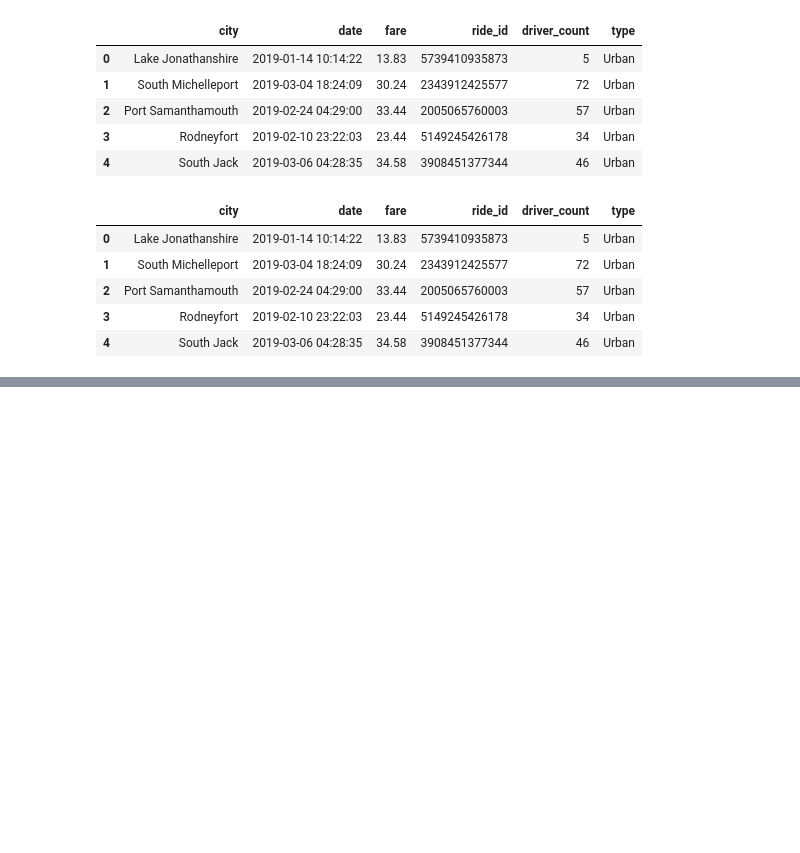
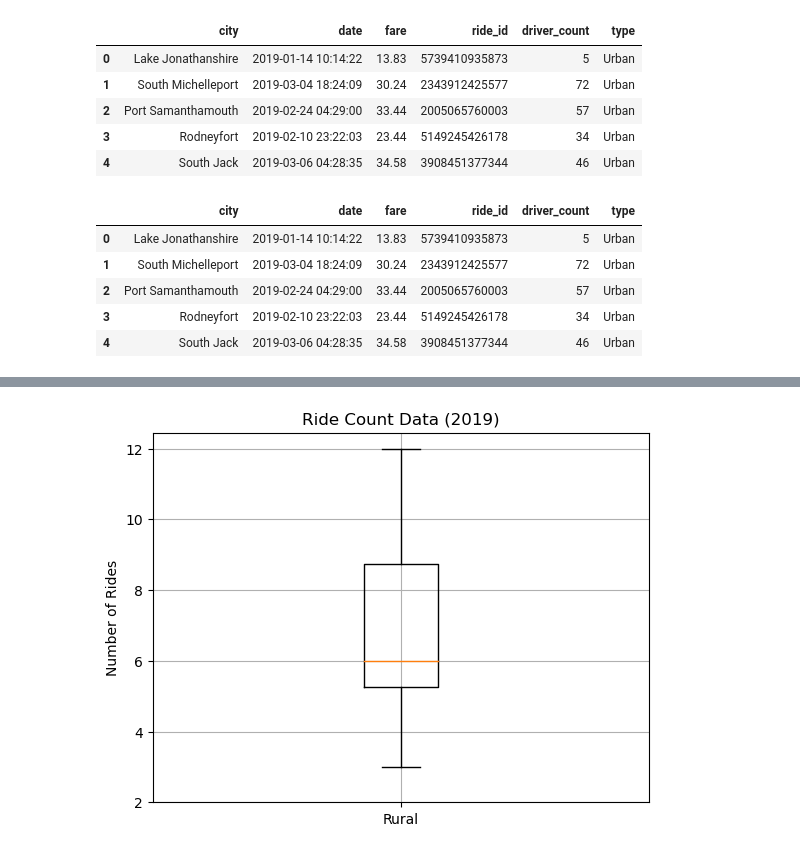
Before and after one commit to swilli73/PyBer_Analysis, a Jupyter notebook: PyBer.ipynb, the cells around one changed output, grey strips where cells are left out. Cells and saved outputs as stored; diff of their text form; code cells hidden in the pictures; blank space fills up the shorter version.

```diff
--- a/PyBer.ipynb
+++ b/PyBer.ipynb
@@ -293,0 +522,12 @@ plt.show()
+# %%
+x_labels = ["Rural"]
+fig, ax = plt.subplots()
+ax.boxplot(rural_ride_count, labels=x_labels)
+# Add the title, y-axis label and grid.
+ax.set_title('Ride Count Data (2019)')
+ax.set_ylabel('Number of Rides')
+ax.set_yticks(np.arange(2, 14, step=2.0))
+ax.grid()
+plt.show()
+# %% [output]
+[figure, added]
```
Also changed, not shown: parts of 51 cells of this notebook, 1 other file.
